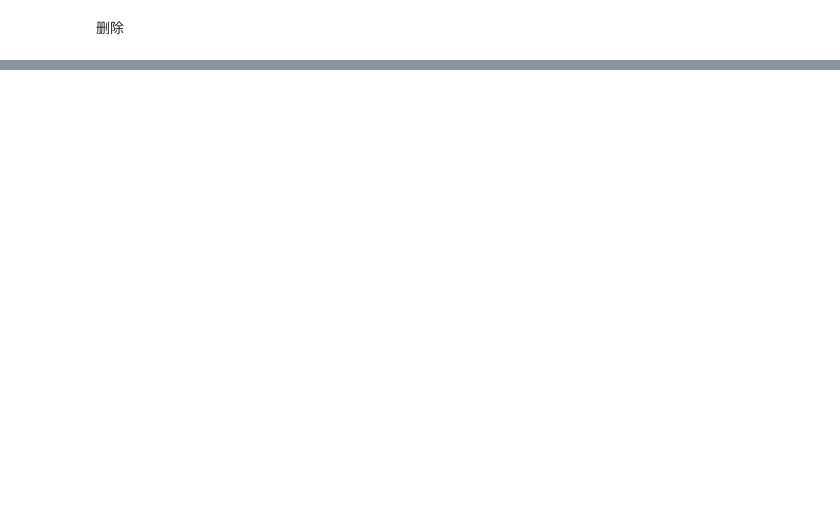
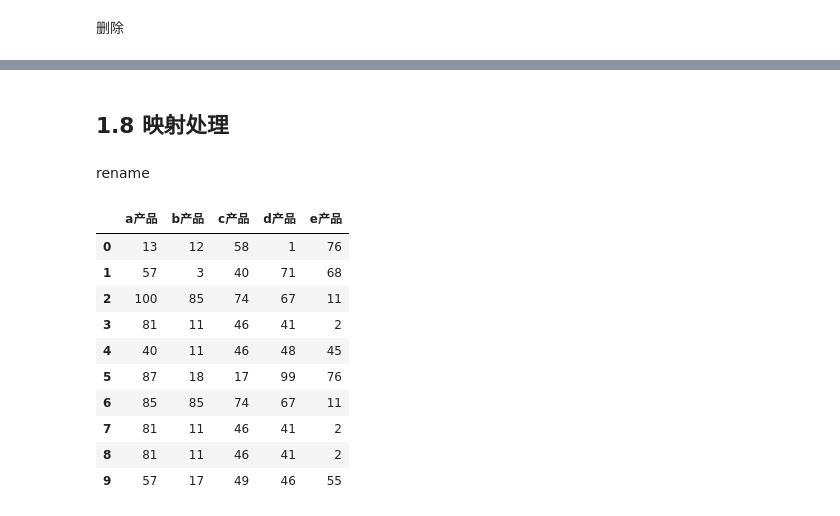
Before and after one commit to Leecoin49/StudyNote, a Jupyter notebook: LLM/AILLM_Luffy/1.Python/第20章Pandas/2.pandas数据处理.ipynb, the cells around one changed output, grey strips where cells are left out. Cells and saved outputs as stored; diff of their text form; code cells hidden in the pictures; blank space fills up the shorter version.

```diff
--- a/LLM/AILLM_Luffy/1.Python/第20章Pandas/2.pandas数据处理.ipynb
+++ b/LLM/AILLM_Luffy/1.Python/第20章Pandas/2.pandas数据处理.ipynb
@@ -788,0 +916,3 @@ dtype: bool
+# %%
+# 把执行字段设置为索引
+df1 = df.set_index(keys=['a', 'b'])
@@ -788,0 +970,18 @@ dtype: bool
+# %% [markdown]
+## 1.8 映射处理
+# %% [markdown]
+rename
+# %%
+df.rename(mapper=lambda x: str(x)+'产品', axis=1)
+# %% [output]
+|  | a产品 | b产品 | c产品 | d产品 | e产品 |
+| 0 | 13 | 12 | 58 | 1 | 76 |
+| 1 | 57 | 3 | 40 | 71 | 68 |
+| 2 | 100 | 85 | 74 | 67 | 11 |
+| 3 | 81 | 11 | 46 | 41 | 2 |
+| 4 | 40 | 11 | 46 | 48 | 45 |
+| 5 | 87 | 18 | 17 | 99 | 76 |
+| 6 | 85 | 85 | 74 | 67 | 11 |
+| 7 | 81 | 11 | 46 | 41 | 2 |
+| 8 | 81 | 11 | 46 | 41 | 2 |
+| 9 | 57 | 17 | 49 | 46 | 55 |
```
Also changed, not shown: parts of 48 cells of this notebook.
